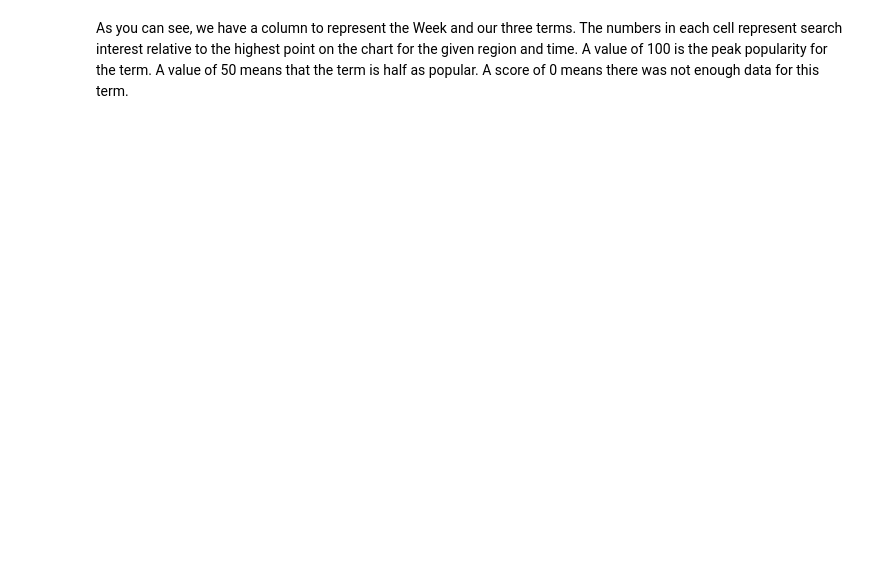
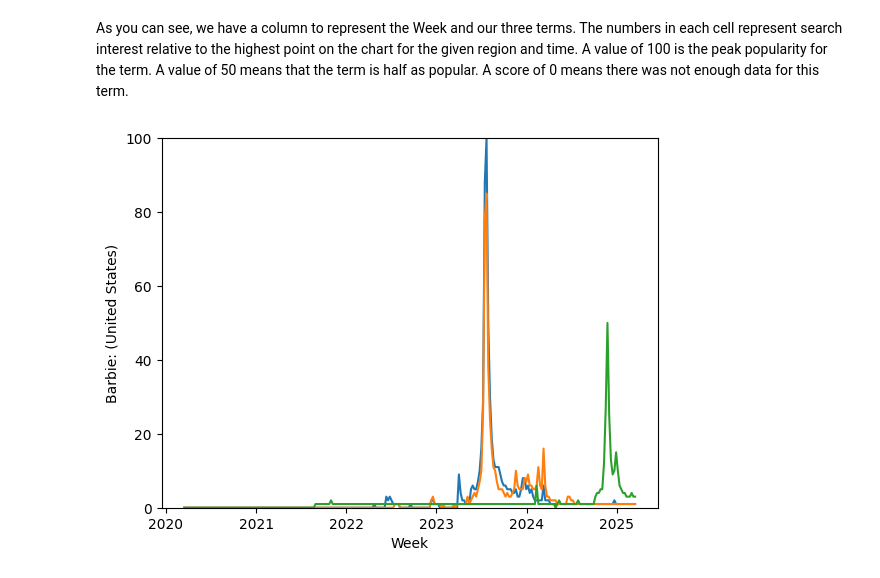
Before and after one commit to ds-modules/ecc-business, a Jupyter notebook: intro.ipynb, the cells around one changed output. Cells and saved outputs as stored; diff of their text form; code cells hidden in the pictures; blank space fills up the shorter version.

```diff
--- a/intro.ipynb
+++ b/intro.ipynb
@@ -77,2 +78,15 @@ movies.head()
 # %% [markdown]
 As you can see, we have a column to represent the Week and our three terms. The numbers in each cell represent search interest relative to the highest point on the chart for the given region and time. A value of 100 is the peak popularity for the term. A value of 50 means that the term is half as popular. A score of 0 means there was not enough data for this term.
+# %%
+def display_data(df, keyword):
+    x = pd.to_datetime(df['Week'])
+    y = df[keyword].astype("int64")
+    sns.lineplot(x=x, y=y)
+    plt.ylim((min(y), 100))
+
+
+display_data(movies, "Barbie: (United States)")
+display_data(movies, "Oppenheimer: (United States)")
+display_data(movies, "Wicked: (United States)")
+# %% [output]
+[figure, added]
```
Also changed, not shown: parts of 3 cells of this notebook.
